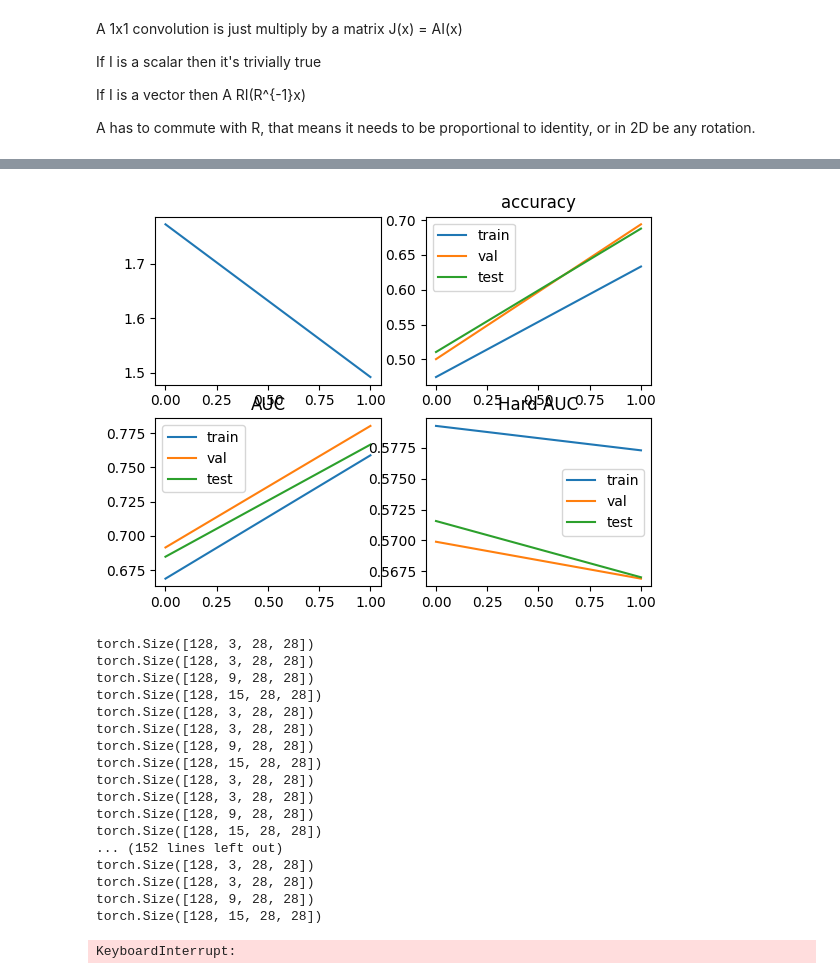
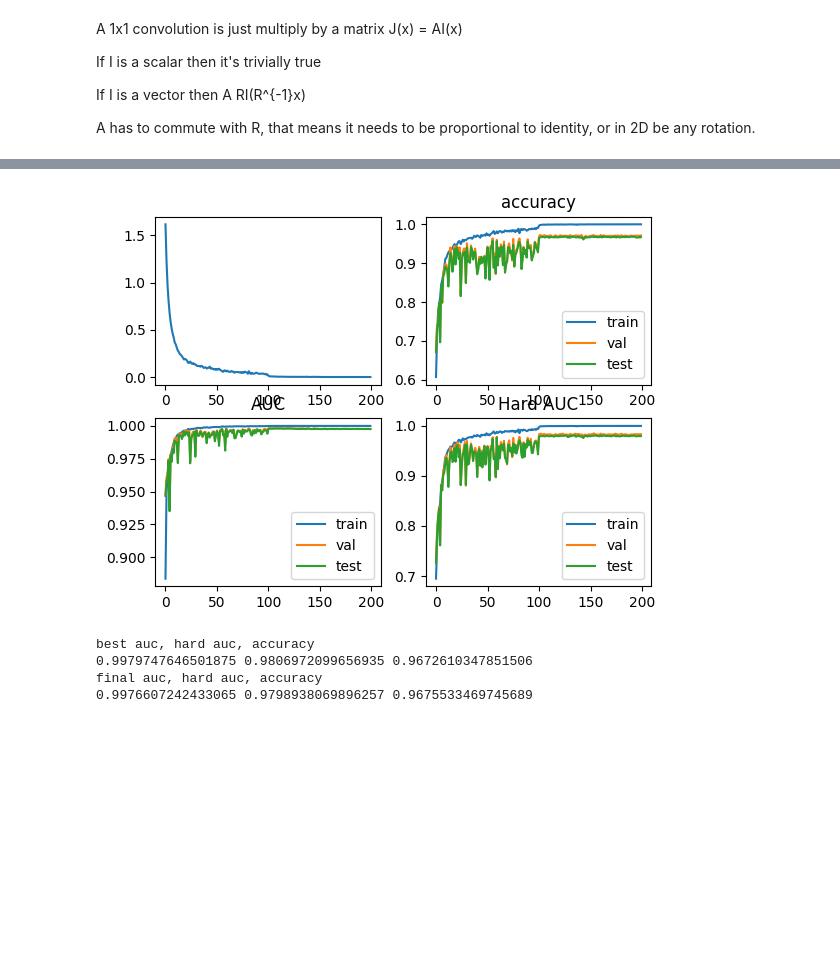
Before and after one commit to twardlab/rotnet, a Jupyter notebook: rotation_v09_use_models_file.ipynb, the cells around one changed output, grey strips where cells are left out. Cells and saved outputs as stored; diff of their text form; code cells hidden in the pictures; blank space fills up the shorter version.

```diff
--- a/rotation_v09_use_models_file.ipynb
+++ b/rotation_v09_use_models_file.ipynb
@@ -669,6 +669,8 @@ device = 'cuda:0'
 # %%
 
 from models import train_and_eval
+# %%
+nepochs = 200
 # %%
 # 18 layers was used in the medmnist
 # with 126 it does best, but its a bit more parameters than the resnet below
@@ -743,35 +776,24 @@ torch.cuda.empty_cache()
 # %%
 # 20 layers is from cifar
+# default is 15 parameters, note this tends to be too little to do a good job
 reload(models)
 net = models.RotNet20(n1=n_labels)
 print(models.count_parameters(net))
-out = train_and_eval(net,my_loader, my_loader_val, my_loader_test, device=device,)
+out = train_and_eval(net,my_loader, my_loader_val, my_loader_test, device=device, nepochs=nepochs)
 auc_val = out['auc_val']
 auc_test = out['auc_test']
 hard_auc_test = out['hard_auc_test']
 accuracy_test = out['accuracy_test']
 ind = auc_val.index(np.max(auc_val))
 print('best auc, hard auc, accuracy')
 print(auc_test[ind],hard_auc_test[ind], accuracy_test[ind])
 print('final auc, hard auc, accuracy')
 print(auc_test[-1],hard_auc_test[-1], accuracy_test[-1])
+out['n0'] = 15
+out['n_parameters'] = models.count_parameters(net)
 # %% [output]
-[figure, old version]
+[figure, new version]
-torch.Size([128, 3, 28, 28])
-torch.Size([128, 3, 28, 28])
-torch.Size([128, 9, 28, 28])
-torch.Size([128, 15, 28, 28])
-torch.Size([128, 3, 28, 28])
-torch.Size([128, 3, 28, 28])
-torch.Size([128, 9, 28, 28])
-torch.Size([128, 15, 28, 28])
-torch.Size([128, 3, 28, 28])
-torch.Size([128, 3, 28, 28])
-torch.Size([128, 9, 28, 28])
-torch.Size([128, 15, 28, 28])
-... (152 lines left out)
-torch.Size([128, 3, 28, 28])
-torch.Size([128, 3, 28, 28])
-torch.Size([128, 9, 28, 28])
-torch.Size([128, 15, 28, 28])
+best auc, hard auc, accuracy
+0.9979747646501875 0.9806972099656935 0.9672610347851506
+final auc, hard auc, accuracy
+0.9976607242433065 0.9798938069896257 0.9675533469745689
-KeyboardInterrupt:
```
Also changed, not shown: parts of 47 cells of this notebook, 1 other file.
